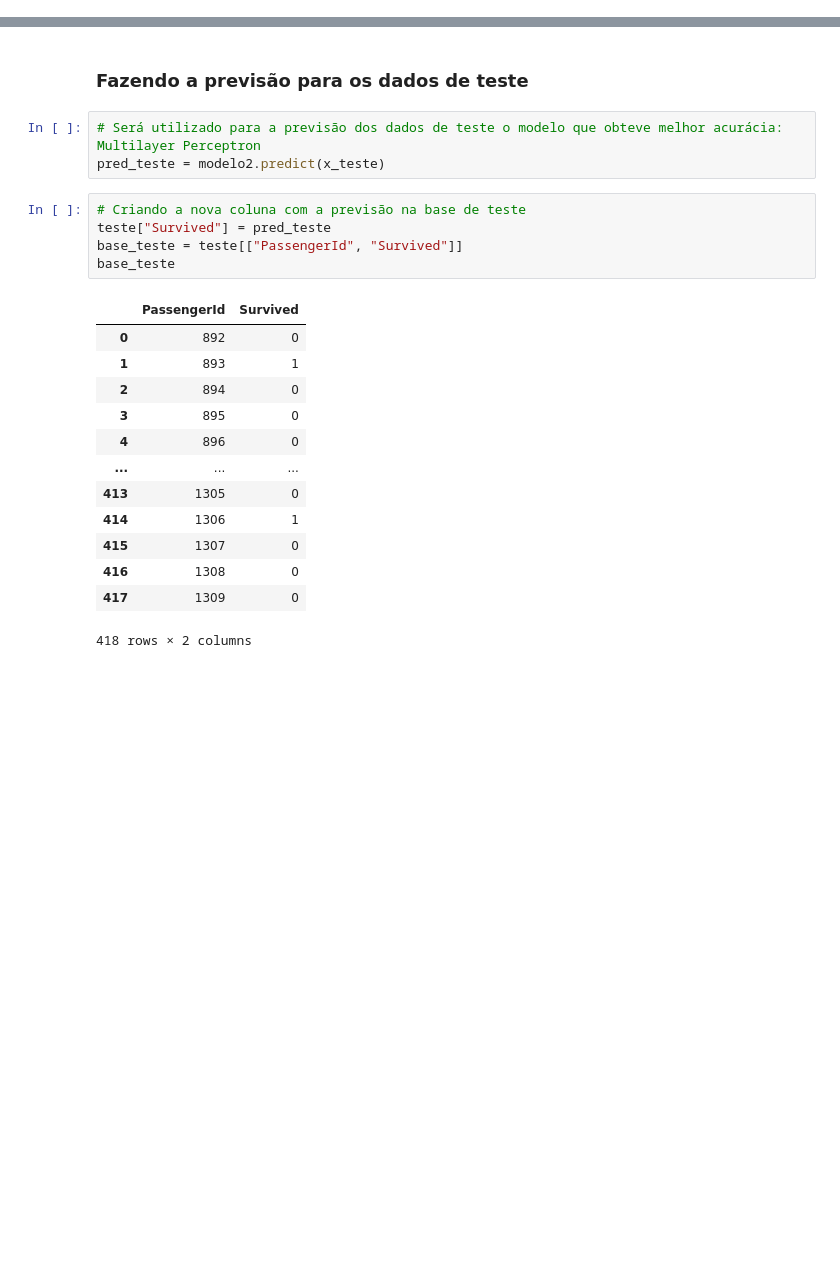
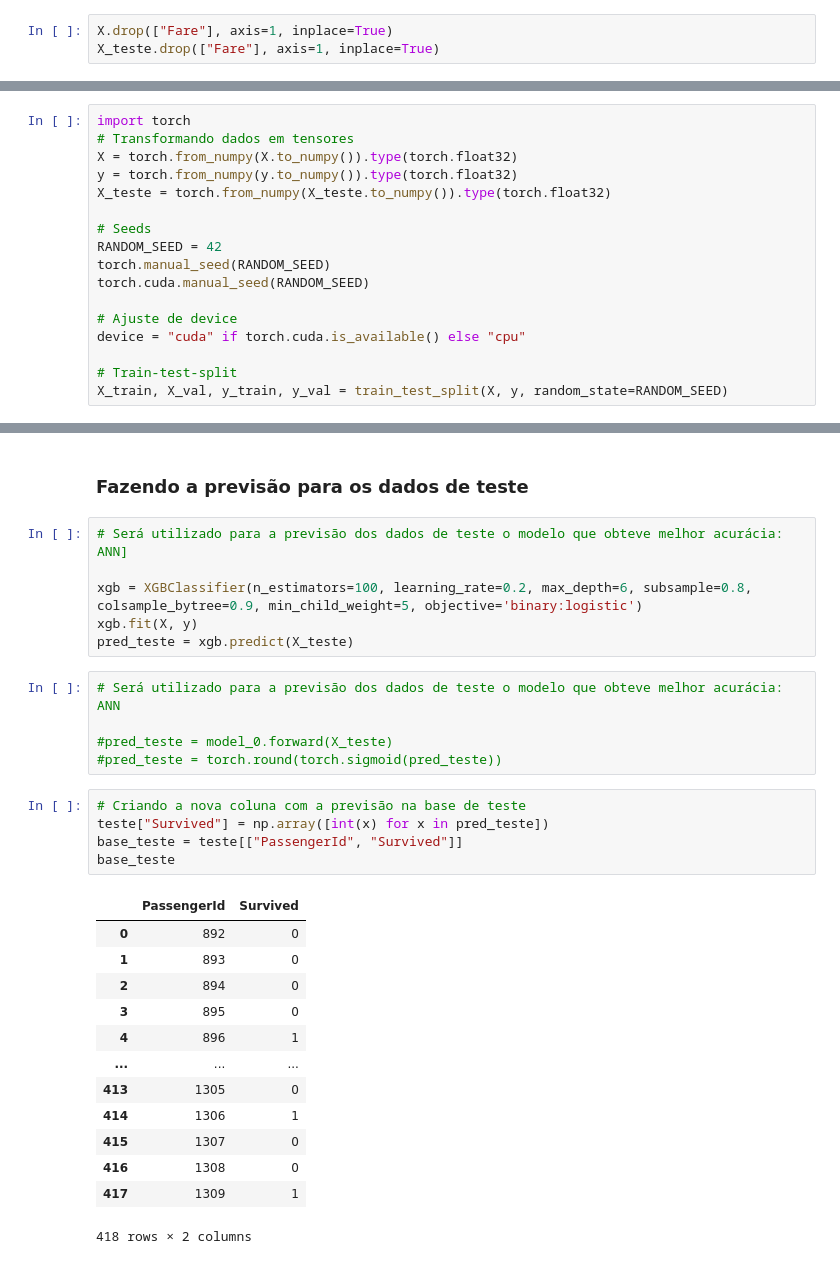
Before and after one commit to davilxn/Titanic---ml, a Jupyter notebook: titanic_sink_v4.ipynb, the cells around one changed output, grey strips where cells are left out. Saved outputs shown, nothing was run; the diff lists cells and outputs as text; blank space fills up the shorter version.

```diff
--- a/titanic_sink_v4.ipynb
+++ b/titanic_sink_v4.ipynb
@@ -483,0 +639,3 @@ cm.score(x_validacao, y_validacao)
+# %%
+X.drop(["Fare"], axis=1, inplace=True)
+X_teste.drop(["Fare"], axis=1, inplace=True)
@@ -483,0 +716,17 @@ cm.score(x_validacao, y_validacao)
+# %%
+import torch
+# Transformando dados em tensores
+X = torch.from_numpy(X.to_numpy()).type(torch.float32)
+y = torch.from_numpy(y.to_numpy()).type(torch.float32)
+X_teste = torch.from_numpy(X_teste.to_numpy()).type(torch.float32)
+
+# Seeds
+RANDOM_SEED = 42
+torch.manual_seed(RANDOM_SEED)
+torch.cuda.manual_seed(RANDOM_SEED)
+
+# Ajuste de device
+device = "cuda" if torch.cuda.is_available() else "cpu"
+
+# Train-test-split
+X_train, X_val, y_train, y_val = train_test_split(X, y, random_state=RANDOM_SEED)
@@ -552,26 +961,34 @@ weighted avg       0.80      0.80      0.80       295
 # %% [markdown]
 ### Fazendo a previsão para os dados de teste
+# %%
+# Será utilizado para a previsão dos dados de teste o modelo que obteve melhor acurácia: ANN]
+
+xgb = XGBClassifier(n_estimators=100, learning_rate=0.2, max_depth=6, subsample=0.8, colsample_bytree=0.9, min_child_weight=5, objective='binary:logistic')
+xgb.fit(X, y)
+pred_teste = xgb.predict(X_teste)
 # %%
-# Será utilizado para a previsão dos dados de teste o modelo que obteve melhor acurácia: Multilayer Perceptron
-pred_teste = modelo2.predict(x_teste)
+# Será utilizado para a previsão dos dados de teste o modelo que obteve melhor acurácia: ANN
+
+#pred_teste = model_0.forward(X_teste)
+#pred_teste = torch.round(torch.sigmoid(pred_teste))
 # %%
 # Criando a nova coluna com a previsão na base de teste
-teste["Survived"] = pred_teste
+teste["Survived"] = np.array([int(x) for x in pred_teste])
 base_teste = teste[["PassengerId", "Survived"]]
 base_teste
 # %% [output]
 |  | PassengerId | Survived |
 | 0 | 892 | 0 |
-| 1 | 893 | 1 |
+| 1 | 893 | 0 |
 | 2 | 894 | 0 |
 | 3 | 895 | 0 |
-| 4 | 896 | 0 |
+| 4 | 896 | 1 |
 | ... | ... | ... |
 | 413 | 1305 | 0 |
 | 414 | 1306 | 1 |
 | 415 | 1307 | 0 |
 | 416 | 1308 | 0 |
-| 417 | 1309 | 0 |
+| 417 | 1309 | 1 |
 418 rows × 2 columns
 # %%
 # Exportando para um arquivo .csv para submissão
```
Also changed, not shown: parts of 121 cells of this notebook, 5 other files.
